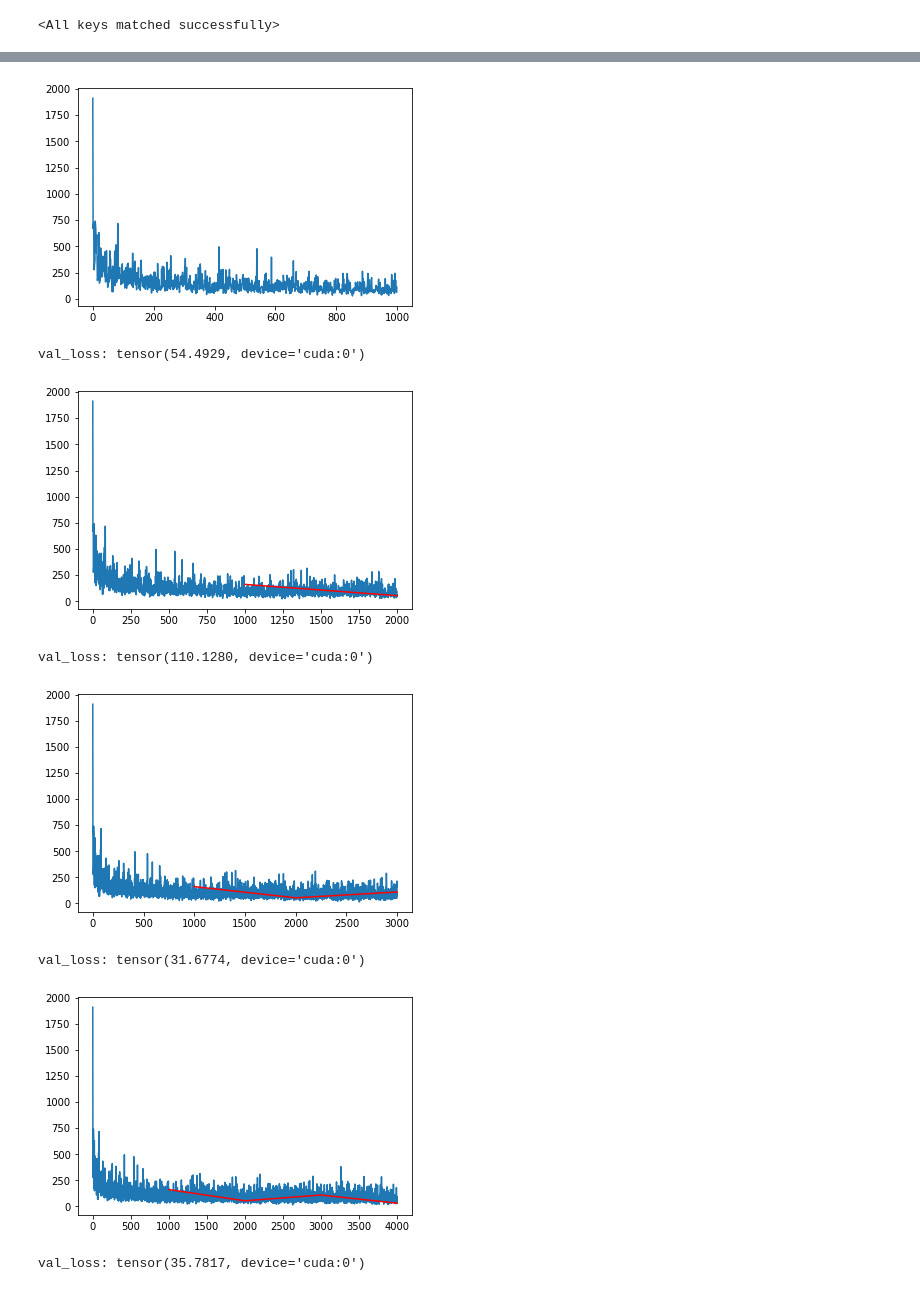
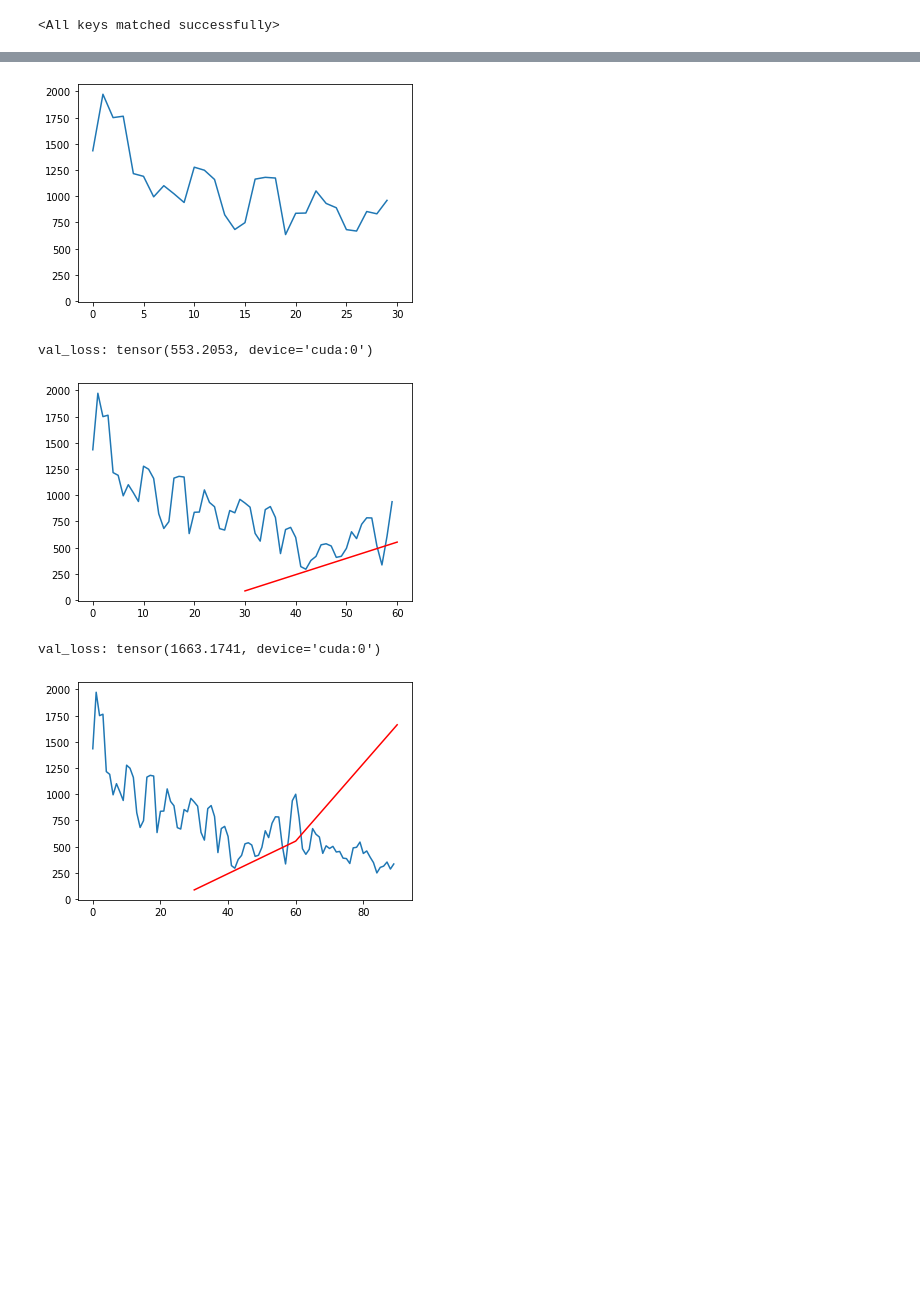
Before and after one commit to bakshienator77/AV_motion_prediction, a Jupyter notebook: trainingnotebook.ipynb, the cells around one changed output, grey strips where cells are left out. Cells and saved outputs as stored; diff of their text form; code cells hidden in the pictures; blank space fills up the shorter version.

Commit message:
smoothing function for training plot, 1000 steps for val, plot every 3000

```diff
--- a/trainingnotebook.ipynb
+++ b/trainingnotebook.ipynb
@@ -122,7 +123,7 @@ class LyftModel(nn.Module):
         super().__init__()
 
         # nikhil: changed to resnet18
-        self.backbone = resnet18(pretrained=False)
+        self.backbone = resnet18(pretrained=True)
 
         num_history_channels = (cfg["model_params"]["history_num_frames"] + 1) * 2
         num_in_channels = 3 + num_history_channels
@@ -299,7 +300,24 @@ model_state = torch.load("models/resnet_18_0.5690epoch_steps_vast_ai_oct_16_2020
 # %%
-model.load_state_dict(model_state)
+# model.load_state_dict(model_state)
 # %% [output]
 <All keys matched successfully>
+# %%
+def reduce_noisy_plot(mylist, N):
+    N = 3
+    cumsum, moving_aves = [0], []
+
+    for i, x in enumerate(mylist, 1):
+        cumsum.append(cumsum[i-1] + x)
+        if i>=N:
+            moving_ave = (cumsum[i] - cumsum[i-N])/N
+            #can do stuff with moving_ave here
+            moving_aves.append(moving_ave)
+        else:
+            moving_ave = (cumsum[i])/i
+            #can do stuff with moving_ave here
+            moving_aves.append(moving_ave)
+
+    return moving_aves
 # %%
 tr_it = iter(train_dataloader)
 val_it = iter(val_dataloader)
@@ -344,15 +362,17 @@ for iter_ind in progress_bar:
     loss.backward()
     optimizer.step()
 
-    plot_freq = 1000
+    plot_freq = 30
+    smoothing = 10
+    val_len
 
     if iter_ind % plot_freq == 0 and iter_ind != 0:
 #         plt.plot(outputs)
         with torch.no_grad():
-            plt.plot(range(iter_ind), losses_train)
+            plt.plot(range(len(losses_train)), reduce_noisy_plot(losses_train, smoothing))
             model.eval()
             val_loss_list = []
-            for val_indx in range(300):
+            for val_indx in range(10):
                 try:
                     val_data = next(val_it)
                 except StopIteration:
@@ -377,8 +397,8 @@ for iter_ind in progress_bar:
         losses_val.append(vlm.cpu().detach().numpy())
         print('val_loss:', vlm)
         plt.plot(range(plot_freq,iter_ind+1, plot_freq), losses_val, color="red")
-        torch.save(model.state_dict(), 'models/resnet_18_{:4.4f}epoch_steps_vast_ai_oct_25_2020.pth'.format(100*iter_ind/len(train_dataloader)))
-        plt.savefig("models/resnet_18_{:4.4f}epoch_steps_vast_ai_oct_25_2020.jpg".format(100*iter_ind/len(train_dataloader)))
+        torch.save(model.state_dict(), 'models/resnet_18_{:4.4f}epoch_steps_vast_ai_oct_28_2020.pth'.format(100*iter_ind/len(train_dataloader)))
+        plt.savefig("models/resnet_18_{:4.4f}epoch_steps_vast_ai_oct_28_2020.jpg".format(100*iter_ind/len(train_dataloader)))
         plt.show()
 
 
@@ -390,8 +410,5 @@ val_loss: tensor(161.8985, device='cuda:0')
-[figure, old version]
+[figure, new version]
-val_loss: tensor(54.4929, device='cuda:0')
+val_loss: tensor(553.2053, device='cuda:0')
-[figure, old version]
+[figure, new version]
-val_loss: tensor(110.1280, device='cuda:0')
+val_loss: tensor(1663.1741, device='cuda:0')
-[figure, old version]
+[figure, new version]
-val_loss: tensor(31.6774, device='cuda:0')
-[figure, removed]
-val_loss: tensor(35.7817, device='cuda:0')
```
Also changed, not shown: parts of 3 cells of this notebook.
